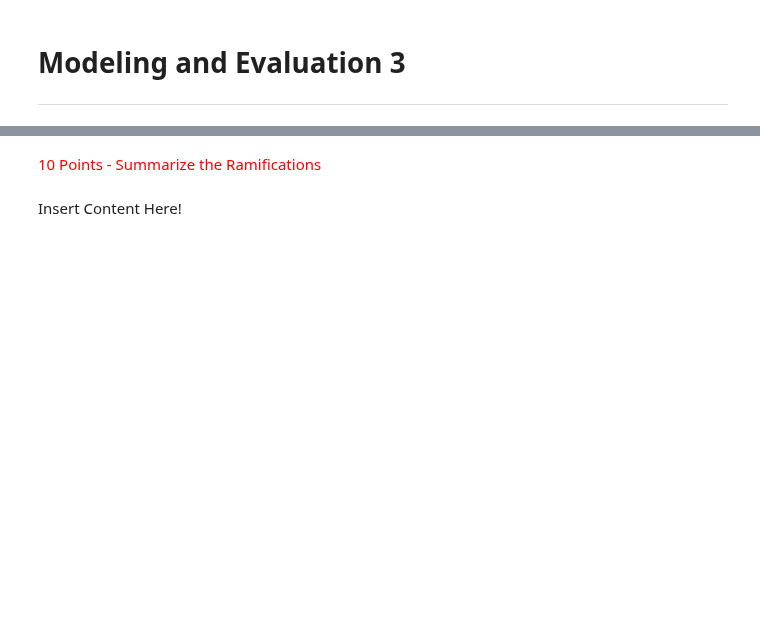
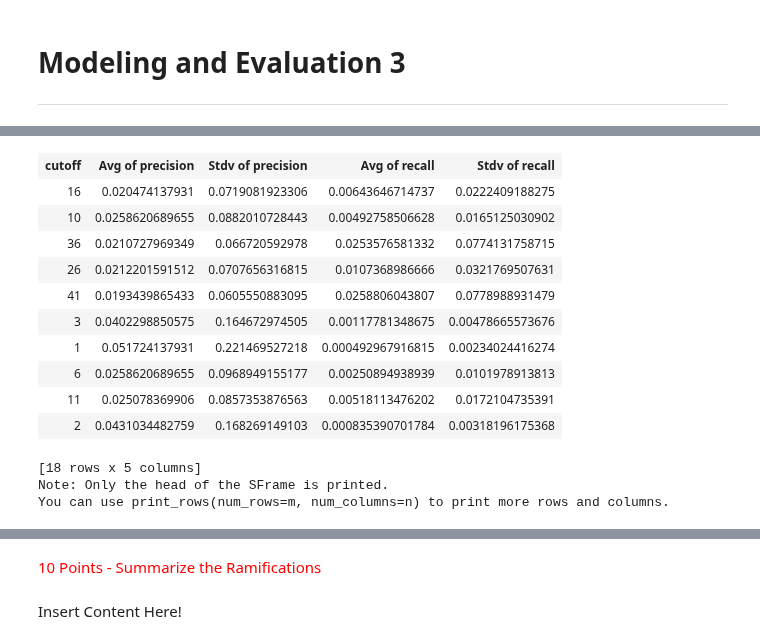
Before and after one commit to wkerneck/DataMiningClass, a Jupyter notebook: 7331_Data_MiningProject_3_CC.ipynb, the cells around one changed output, grey strips where cells are left out. Saved outputs shown, nothing was run; the diff lists cells and outputs as text; code cells hidden in the pictures; blank space fills up the shorter version.

```diff
--- a/7331_Data_MiningProject_3_CC.ipynb
+++ b/7331_Data_MiningProject_3_CC.ipynb
@@ -591,0 +769,8 @@ Training ranking_factorization_recommender for recommendations.
+# %%
+
+rec1 = gl.recommender.ranking_factorization_recommender.create(train,
+                                  user_id="review_profilename",
+                                  item_id="beer_name",
+                                  target="review_overall")
+
+rmse_results = rec1.evaluate(test)
@@ -591,0 +791,17 @@ Training ranking_factorization_recommender for recommendations.
+# %%
+rmse_results['precision_recall_by_user'].groupby('cutoff',[agg.AVG('precision'),agg.STD('precision'),agg.AVG('recall'),agg.STD('recall')])
+# %% [output]
+| cutoff | Avg of precision | Stdv of precision | Avg of recall | Stdv of recall |
+| 16 | 0.020474137931 | 0.0719081923306 | 0.00643646714737 | 0.0222409188275 |
+| 10 | 0.0258620689655 | 0.0882010728443 | 0.00492758506628 | 0.0165125030902 |
+| 36 | 0.0210727969349 | 0.066720592978 | 0.0253576581332 | 0.0774131758715 |
+| 26 | 0.0212201591512 | 0.0707656316815 | 0.0107368986666 | 0.0321769507631 |
+| 41 | 0.0193439865433 | 0.0605550883095 | 0.0258806043807 | 0.0778988931479 |
+| 3 | 0.0402298850575 | 0.164672974505 | 0.00117781348675 | 0.00478665573676 |
+| 1 | 0.051724137931 | 0.221469527218 | 0.000492967916815 | 0.00234024416274 |
+| 6 | 0.0258620689655 | 0.0968949155177 | 0.00250894938939 | 0.0101978913813 |
+| 11 | 0.025078369906 | 0.0857353876563 | 0.00518113476202 | 0.0172104735391 |
+| 2 | 0.0431034482759 | 0.168269149103 | 0.000835390701784 | 0.00318196175368 |
+[18 rows x 5 columns]
+Note: Only the head of the SFrame is printed.
+You can use print_rows(num_rows=m, num_columns=n) to print more rows and columns.
```
Also changed, not shown: parts of 28 cells of this notebook.
